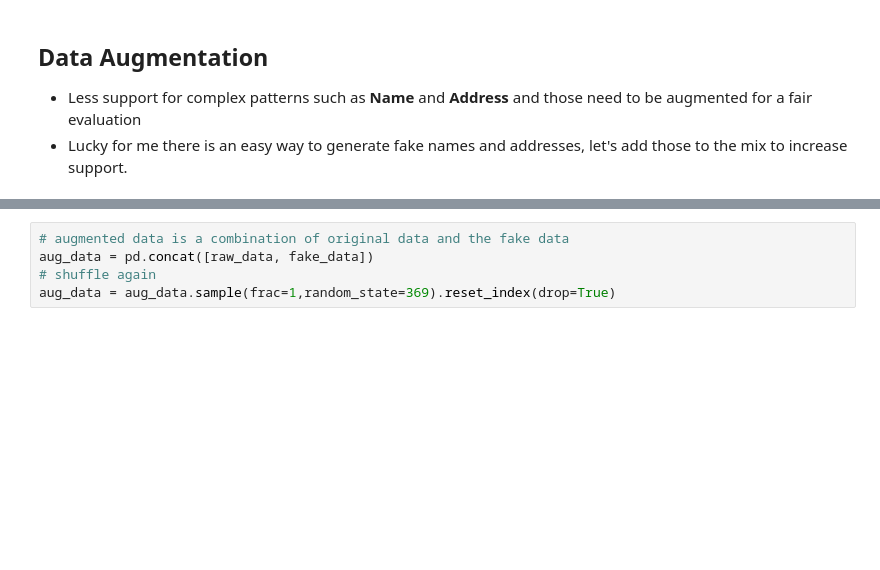
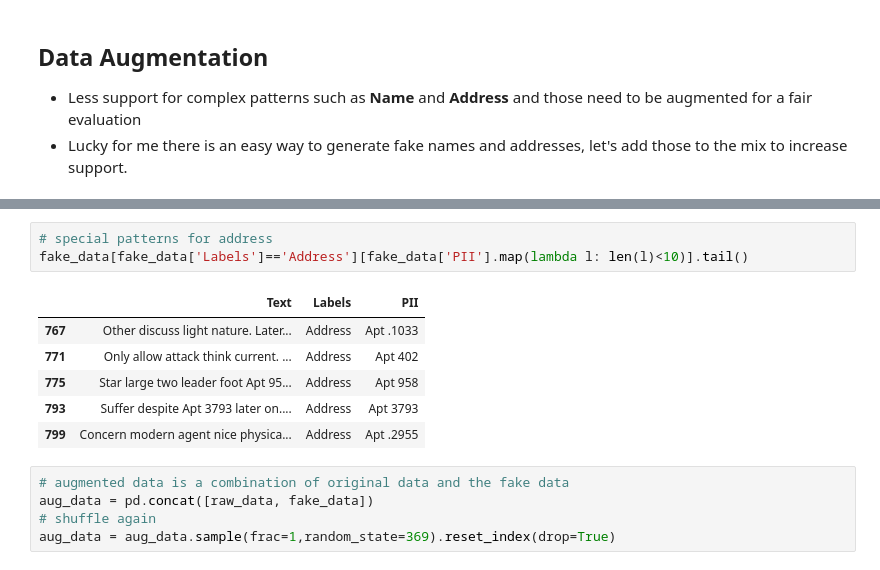
Before and after one commit to dhruvsakalley/pii_ner, a Jupyter notebook: src/train_ner.ipynb, the cells around one changed output, grey strips where cells are left out. Cells and saved outputs as stored; diff of their text form; blank space fills up the shorter version.

```diff
--- a/src/train_ner.ipynb
+++ b/src/train_ner.ipynb
@@ -106,3 +106,13 @@ fake_data.head()
+# %%
+# special patterns for address
+fake_data[fake_data['Labels']=='Address'][fake_data['PII'].map(lambda l: len(l)<10)].tail()
+# %% [output]
+|  | Text | Labels | PII |
+| 767 | Other discuss light nature. Later... | Address | Apt .1033 |
+| 771 | Only allow attack think current. ... | Address | Apt 402 |
+| 775 | Star large two leader foot Apt 95... | Address | Apt 958 |
+| 793 | Suffer despite Apt 3793 later on.... | Address | Apt 3793 |
+| 799 | Concern modern agent nice physica... | Address | Apt .2955 |
 # %%
 # augmented data is a combination of original data and the fake data
 aug_data = pd.concat([raw_data, fake_data])
```
Also changed, not shown: parts of 17 cells of this notebook, 27 other files.
